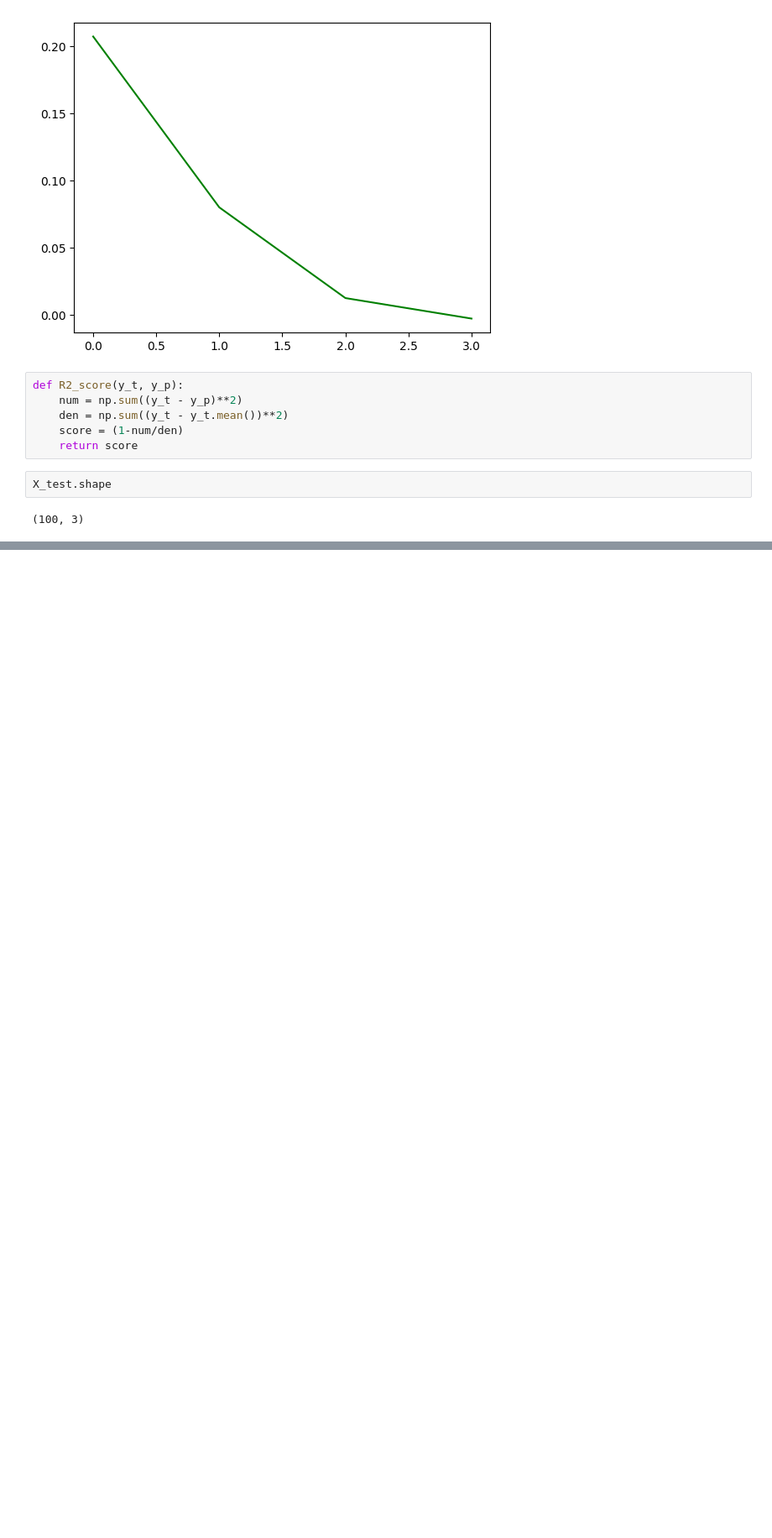
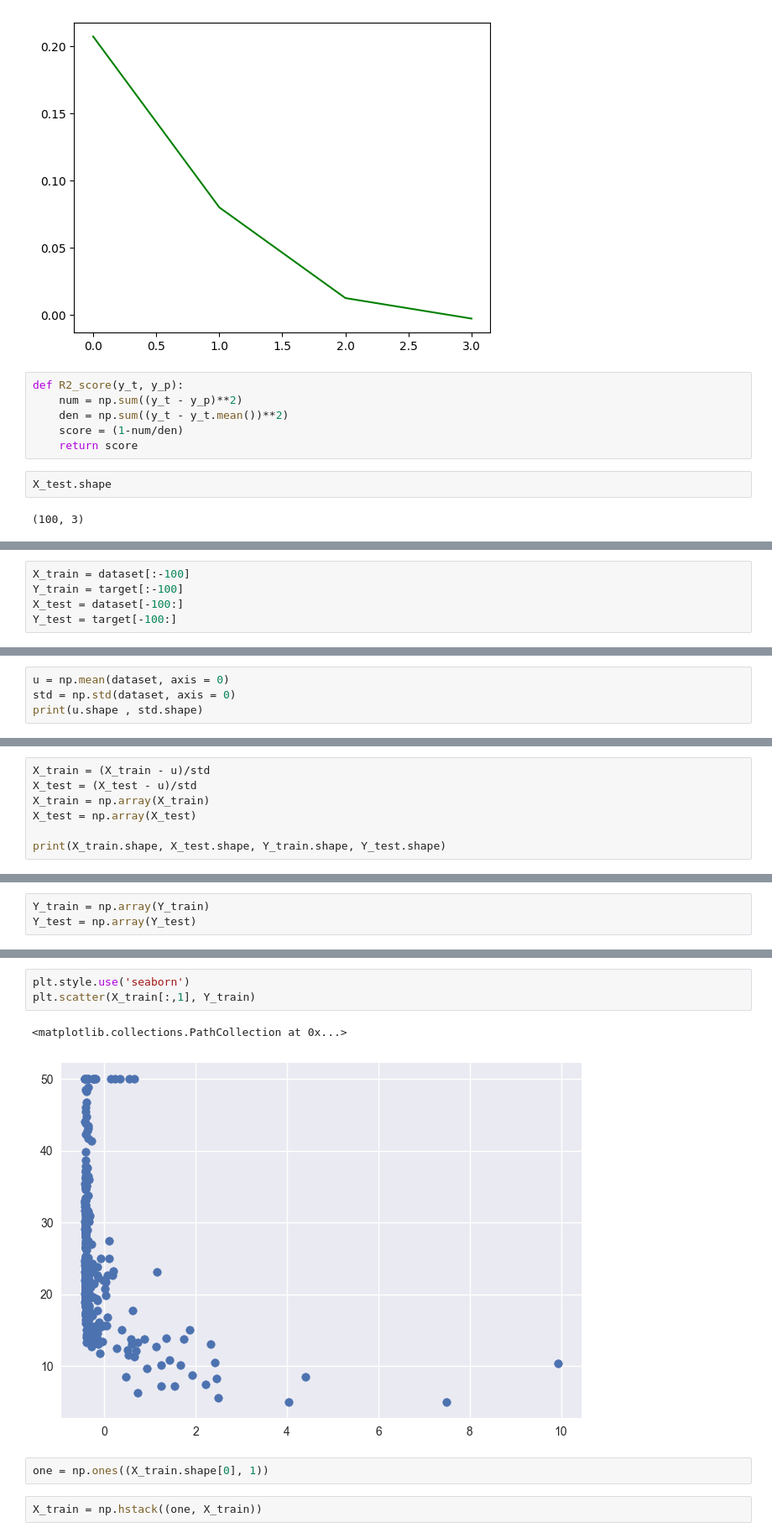
Before and after one commit to Tusharkhitoliya/ML-project, a Jupyter notebook: REAL_TIME_DATASET_LR.ipynb, the cells around one changed output, grey strips where cells are left out. Shown at 84% size. Drawn from its saved outputs; the diff is of its cells as text; blank space fills up the shorter version.

```diff
--- a/REAL_TIME_DATASET_LR.ipynb
+++ b/REAL_TIME_DATASET_LR.ipynb
@@ -210,0 +475,5 @@ X_test.shape
+# %%
+X_train = dataset[:-100]
+Y_train = target[:-100]
+X_test = dataset[-100:]
+Y_test = target[-100:]
@@ -210,0 +486,4 @@ X_test.shape
+# %%
+u = np.mean(dataset, axis = 0)
+std = np.std(dataset, axis = 0)
+print(u.shape , std.shape)
@@ -210,0 +492,7 @@ X_test.shape
+# %%
+X_train = (X_train - u)/std
+X_test = (X_test - u)/std
+X_train = np.array(X_train)
+X_test = np.array(X_test)
+
+print(X_train.shape, X_test.shape, Y_train.shape, Y_test.shape)
@@ -210,0 +501,3 @@ X_test.shape
+# %%
+Y_train = np.array(Y_train)
+Y_test = np.array(Y_test)
@@ -210,0 +513,10 @@ X_test.shape
+# %%
+plt.style.use('seaborn')
+plt.scatter(X_train[:,1], Y_train)
+# %% [output]
+<matplotlib.collections.PathCollection at 0x...>
+[figure, added]
+# %%
+one = np.ones((X_train.shape[0], 1))
+# %%
+X_train = np.hstack((one, X_train))
```
Also changed, not shown: parts of 55 cells of this notebook.
